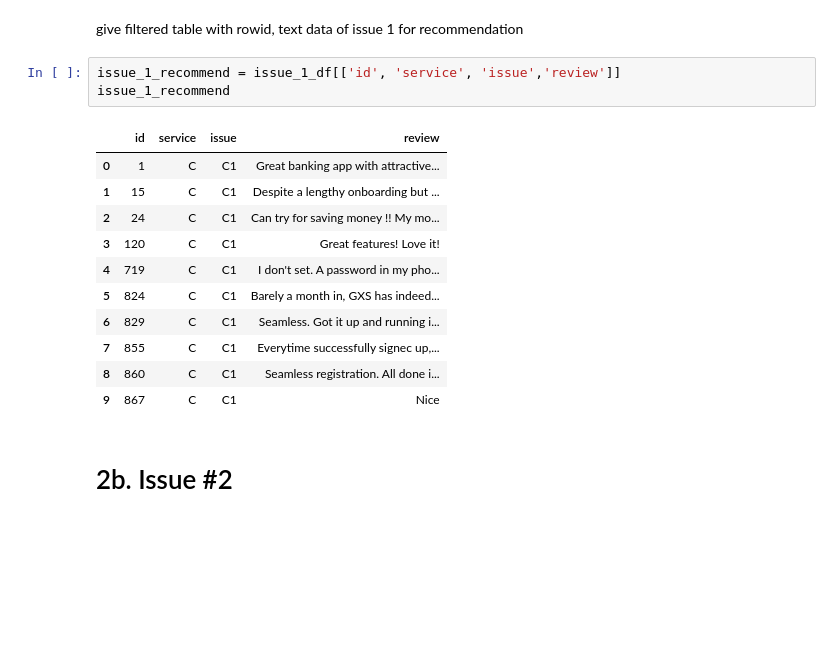
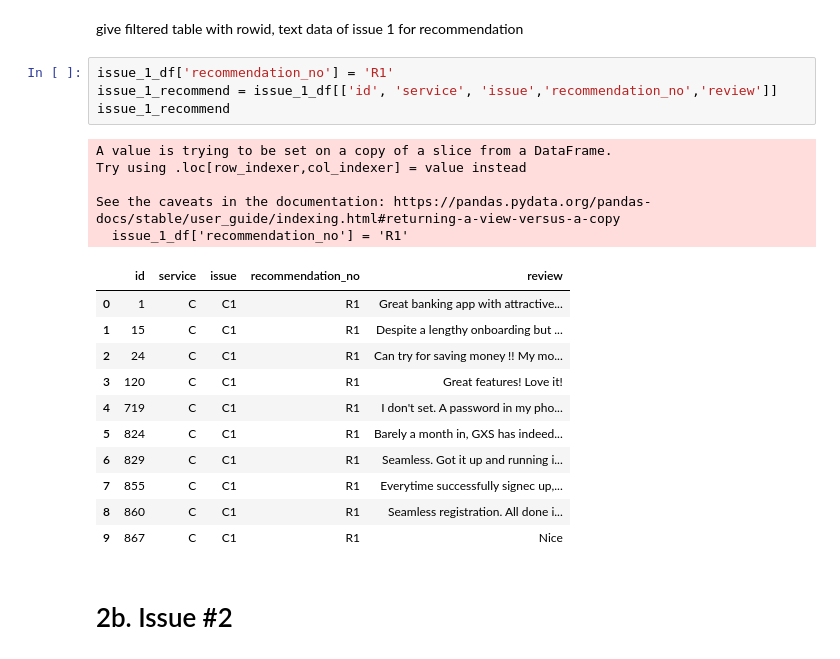
Before and after one commit to calebleehy/sentiment-analysis-with-llms, a Jupyter notebook: frontend/dashboard/eda.ipynb, the cells around one changed output. Cells and saved outputs as stored; diff of their text form; blank space fills up the shorter version.

```diff
--- a/frontend/dashboard/eda.ipynb
+++ b/frontend/dashboard/eda.ipynb
@@ -300,20 +300,26 @@ issue_1_df
 # %% [markdown]
 give filtered table with rowid, text data of issue 1 for recommendation
 # %%
-issue_1_recommend = issue_1_df[['id', 'service', 'issue','review']]
+issue_1_df['recommendation_no'] = 'R1'
+issue_1_recommend = issue_1_df[['id', 'service', 'issue','recommendation_no','review']]
 issue_1_recommend
 # %% [output]
+A value is trying to be set on a copy of a slice from a DataFrame.
+Try using .loc[row_indexer,col_indexer] = value instead
+
+See the caveats in the documentation: https://pandas.pydata.org/pandas-docs/stable/user_guide/indexing.html#returning-a-view-versus-a-copy
+  issue_1_df['recommendation_no'] = 'R1'
-|  | id | service | issue | review |
-| 0 | 1 | C | C1 | Great banking app with attractive... |
-| 1 | 15 | C | C1 | Despite a lengthy onboarding but ... |
-| 2 | 24 | C | C1 | Can try for saving money !! My mo... |
-| 3 | 120 | C | C1 | Great features! Love it! |
-| 4 | 719 | C | C1 | I don't set. A password in my pho... |
-| 5 | 824 | C | C1 | Barely a month in, GXS has indeed... |
-| 6 | 829 | C | C1 | Seamless. Got it up and running i... |
-| 7 | 855 | C | C1 | Everytime successfully signec up,... |
-| 8 | 860 | C | C1 | Seamless registration. All done i... |
-| 9 | 867 | C | C1 | Nice |
+|  | id | service | issue | recommendation_no | review |
+| 0 | 1 | C | C1 | R1 | Great banking app with attractive... |
+| 1 | 15 | C | C1 | R1 | Despite a lengthy onboarding but ... |
+| 2 | 24 | C | C1 | R1 | Can try for saving money !! My mo... |
+| 3 | 120 | C | C1 | R1 | Great features! Love it! |
+| 4 | 719 | C | C1 | R1 | I don't set. A password in my pho... |
+| 5 | 824 | C | C1 | R1 | Barely a month in, GXS has indeed... |
+| 6 | 829 | C | C1 | R1 | Seamless. Got it up and running i... |
+| 7 | 855 | C | C1 | R1 | Everytime successfully signec up,... |
+| 8 | 860 | C | C1 | R1 | Seamless registration. All done i... |
+| 9 | 867 | C | C1 | R1 | Nice |
 # %% [markdown]
 # 2b. Issue #2
 # %% [markdown]
```
Also changed, not shown: parts of 8 cells of this notebook, 1 other file.
